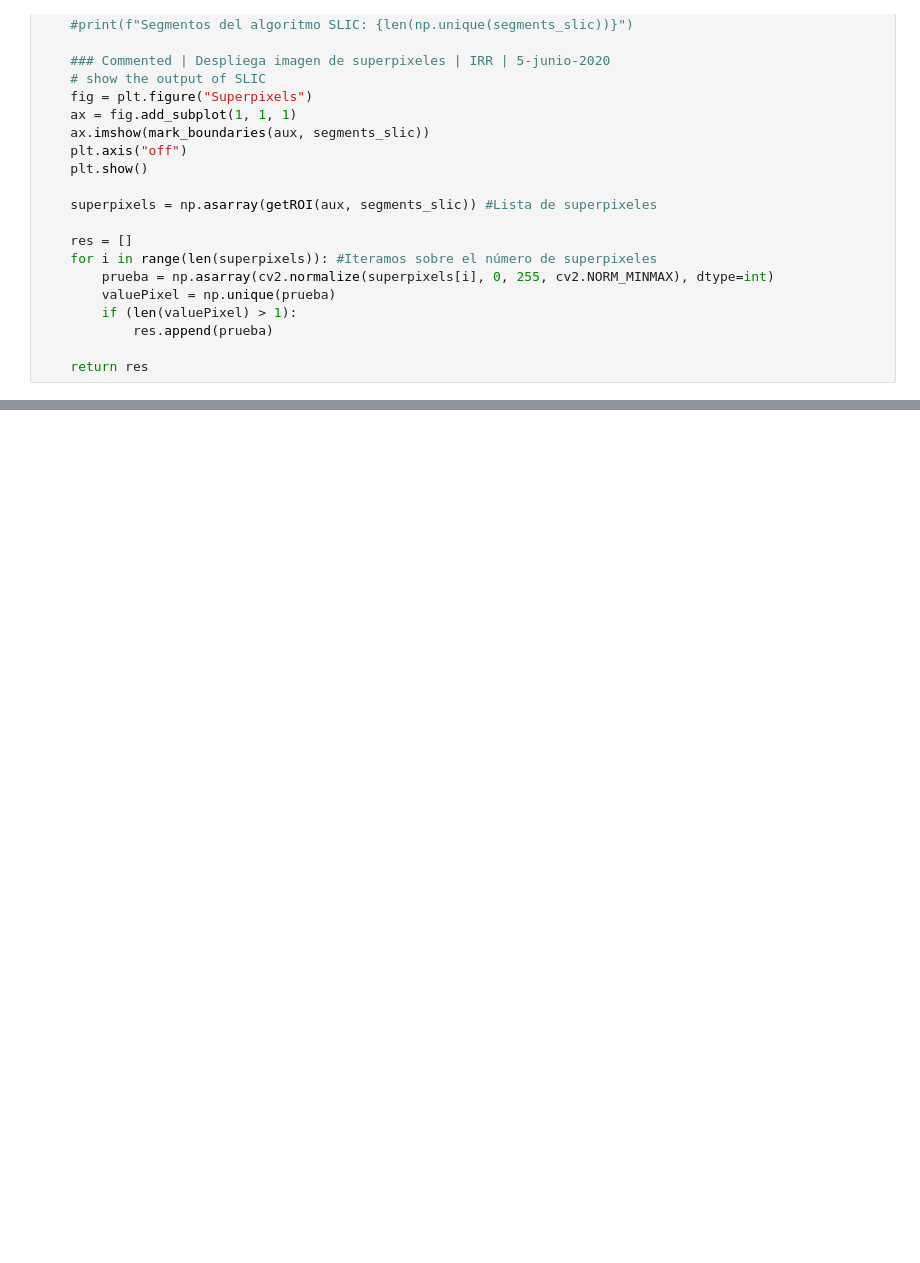
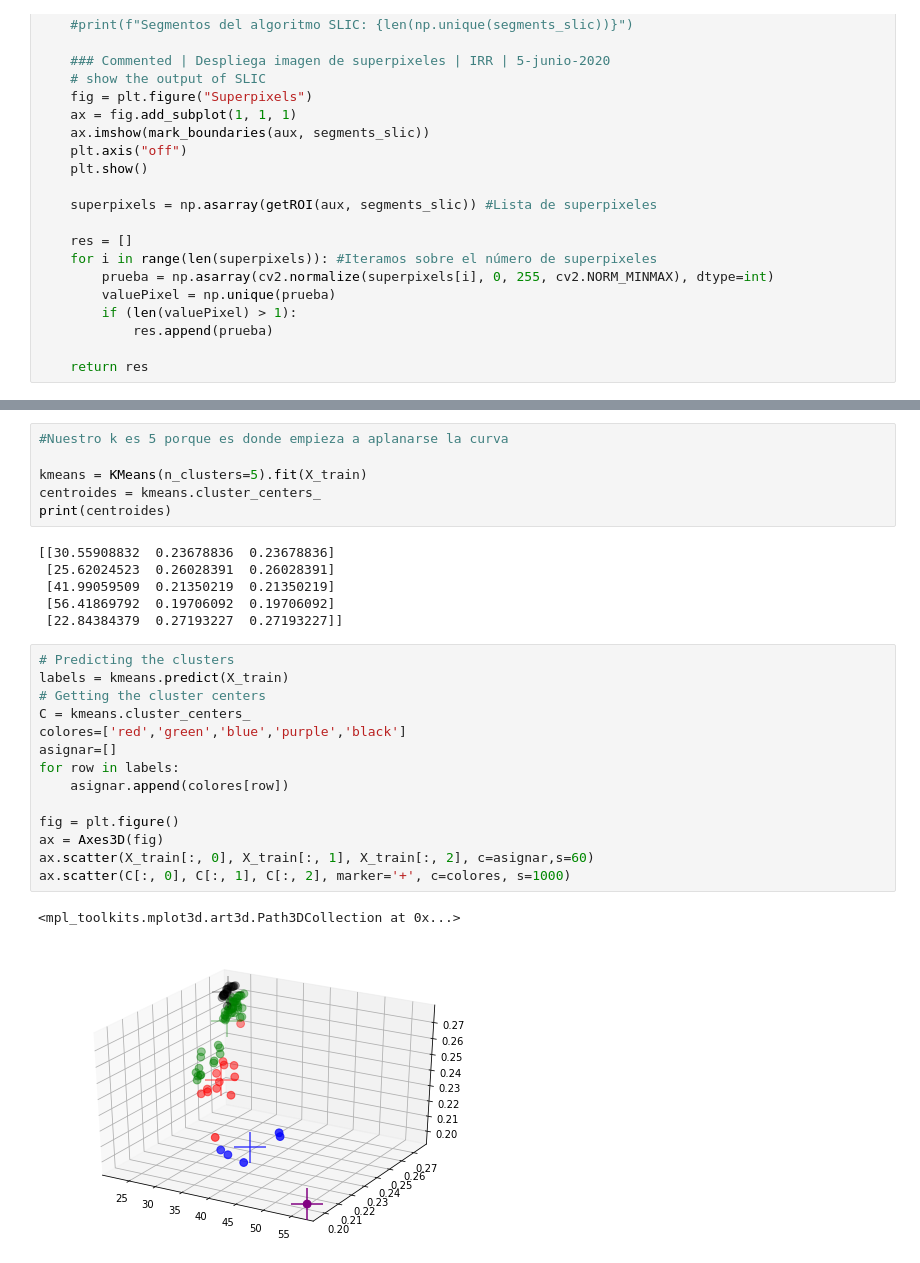
Before and after one commit to OscarEsC/covid19_symptoms_detector, a Jupyter notebook: covid19_symptoms_detector.py.ipynb, the cells around one changed output, grey strips where cells are left out. Drawn from its saved outputs; the diff is of its cells as text; blank space fills up the shorter version.

```diff
--- a/covid19_symptoms_detector.py.ipynb
+++ b/covid19_symptoms_detector.py.ipynb
@@ -240,0 +330,29 @@ Tiempo de entrenamiento: 46.679256439208984
+# %%
+#Nuestro k es 5 porque es donde empieza a aplanarse la curva
+
+kmeans = KMeans(n_clusters=5).fit(X_train)
+centroides = kmeans.cluster_centers_
+print(centroides)
+# %% [output]
+[[30.55908832  0.23678836  0.23678836]
+ [25.62024523  0.26028391  0.26028391]
+ [41.99059509  0.21350219  0.21350219]
+ [56.41869792  0.19706092  0.19706092]
+ [22.84384379  0.27193227  0.27193227]]
+# %%
+# Predicting the clusters
+labels = kmeans.predict(X_train)
+# Getting the cluster centers
+C = kmeans.cluster_centers_
+colores=['red','green','blue','purple','black']
+asignar=[]
+for row in labels:
+    asignar.append(colores[row])
+
+fig = plt.figure()
+ax = Axes3D(fig)
+ax.scatter(X_train[:, 0], X_train[:, 1], X_train[:, 2], c=asignar,s=60)
+ax.scatter(C[:, 0], C[:, 1], C[:, 2], marker='+', c=colores, s=1000)
+# %% [output]
+<mpl_toolkits.mplot3d.art3d.Path3DCollection at 0x...>
+[figure, added]
```
Also changed, not shown: parts of 34 cells of this notebook, 1 other file.
